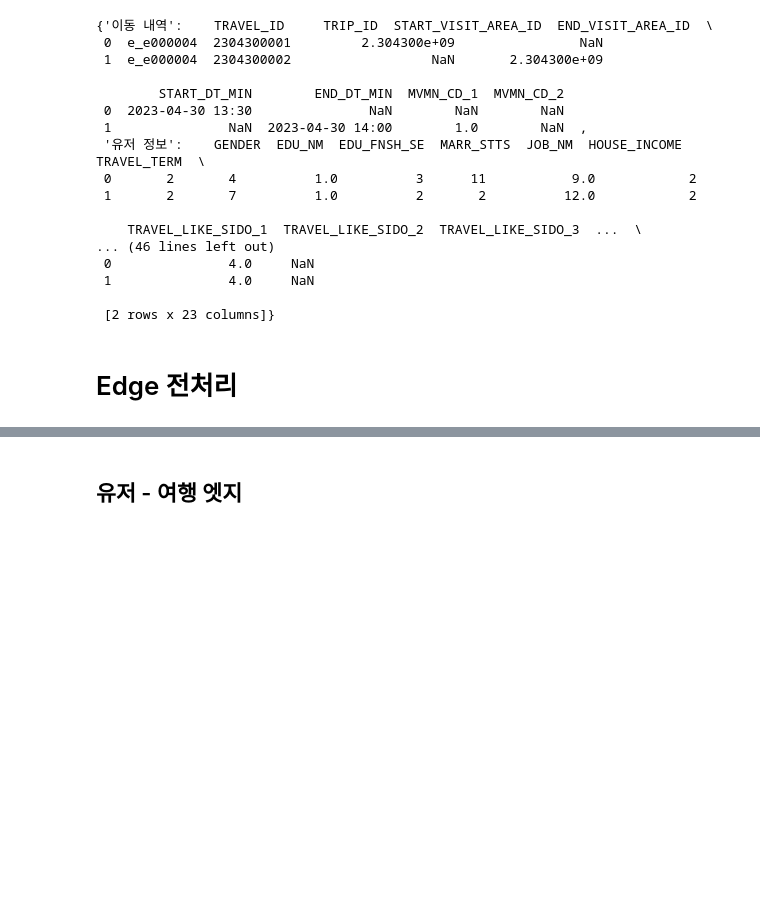
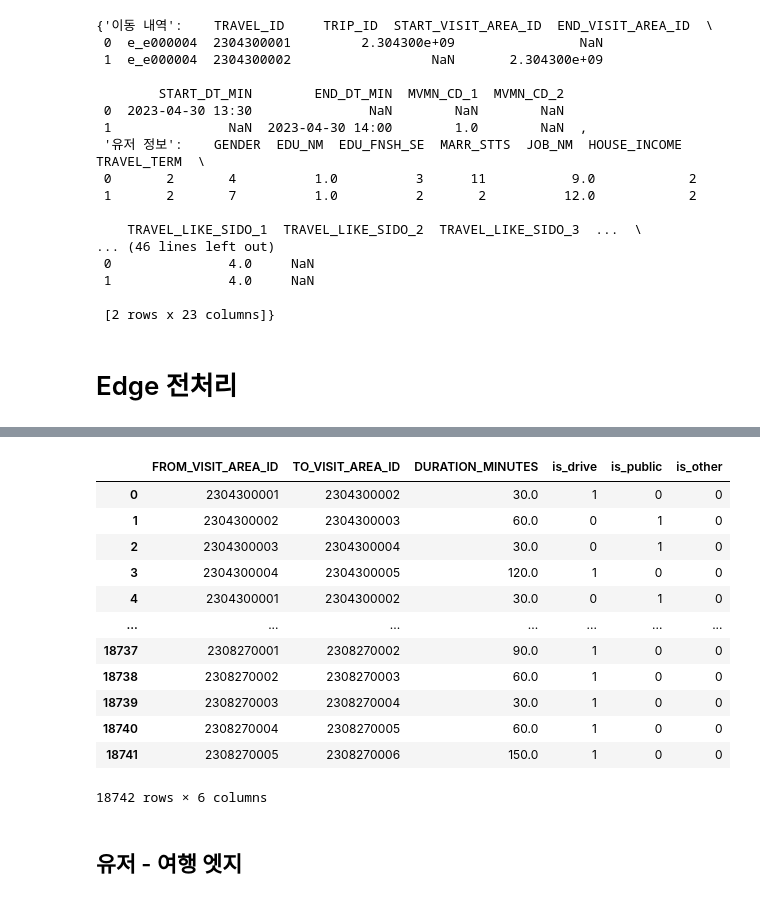
Before and after one commit to UnknwonD/GNN_Recommend, a Jupyter notebook: GNN/data_preprocess.ipynb, the cells around one changed output, grey strips where cells are left out. Drawn from its saved outputs; the diff is of its cells as text; code cells hidden in the pictures; blank space fills up the shorter version.

```diff
--- a/GNN/data_preprocess.ipynb
+++ b/GNN/data_preprocess.ipynb
@@ -85,0 +63,13 @@ move_freq
+# %%
+move_df["START_DT_MIN"] = pd.to_datetime(move_df["START_DT_MIN"], errors="coerce")
+move_df["END_DT_MIN"] = pd.to_datetime(move_df["END_DT_MIN"], errors="coerce")
+
+# 필요한 열만 사용
+cols = [
+    "TRAVEL_ID", "TRIP_ID", "START_VISIT_AREA_ID", "END_VISIT_AREA_ID",
+    "START_DT_MIN", "END_DT_MIN", "MVMN_CD_1"
+]
+move_df = move_df[cols].copy()
+
+# 결과 저장 리스트
+edges = []
@@ -86,3 +111,37 @@ move_freq
+# %%
+# 이동수단 통합
+def classify_transport(code):
+    if code in [1, 2, 3]:
+        return "drive"
+    elif code in [4,5,6,7,8,9,10,11,12,13,50]:
+        return "public"
+    else:
+        return "other"
+
+edges_df["MVMN_TYPE"] = edges_df["MVMN_CD_1"].apply(classify_transport)
+edges_df["is_drive"] = (edges_df["MVMN_TYPE"] == "drive").astype(int)
+edges_df["is_public"] = (edges_df["MVMN_TYPE"] == "public").astype(int)
+edges_df["is_other"] = (edges_df["MVMN_TYPE"] == "other").astype(int)
+# %%
+visit_area_edges_final = edges_df[[
+    "FROM_VISIT_AREA_ID", "TO_VISIT_AREA_ID",
+    "DURATION_MINUTES", "is_drive", "is_public", "is_other"
+]]
+visit_area_edges_final
+# %% [output]
+|  | FROM_VISIT_AREA_ID | TO_VISIT_AREA_ID | DURATION_MINUTES | is_drive | is_public | is_other |
+| 0 | 2304300001 | 2304300002 | 30.0 | 1 | 0 | 0 |
+| 1 | 2304300002 | 2304300003 | 60.0 | 0 | 1 | 0 |
+| 2 | 2304300003 | 2304300004 | 30.0 | 0 | 1 | 0 |
+| 3 | 2304300004 | 2304300005 | 120.0 | 1 | 0 | 0 |
+| 4 | 2304300001 | 2304300002 | 30.0 | 0 | 1 | 0 |
+| ... | ... | ... | ... | ... | ... | ... |
+| 18737 | 2308270001 | 2308270002 | 90.0 | 1 | 0 | 0 |
+| 18738 | 2308270002 | 2308270003 | 60.0 | 1 | 0 | 0 |
+| 18739 | 2308270003 | 2308270004 | 30.0 | 1 | 0 | 0 |
+| 18740 | 2308270004 | 2308270005 | 60.0 | 1 | 0 | 0 |
+| 18741 | 2308270005 | 2308270006 | 150.0 | 1 | 0 | 0 |
+18742 rows × 6 columns
 # %% [markdown]
 ## 유저 - 여행 엣지
 # %%
```
Also changed, not shown: parts of 40 cells of this notebook, 1 other file.
